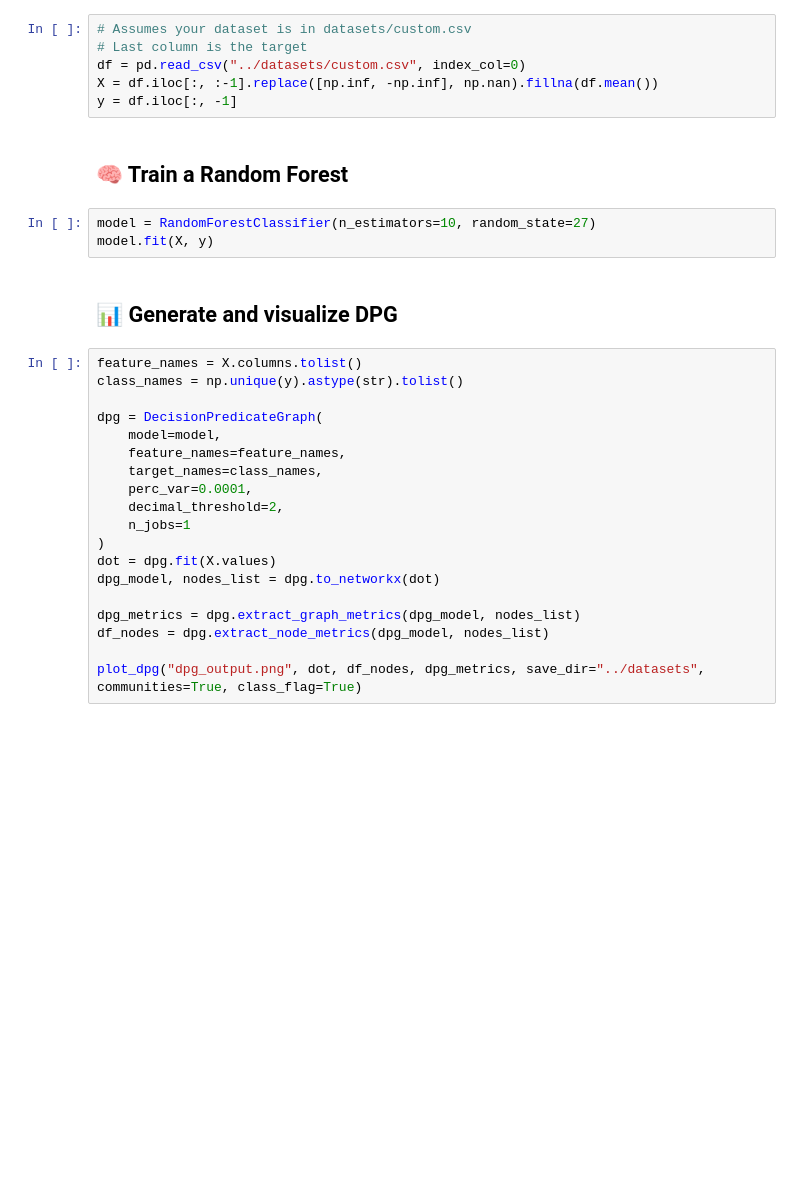
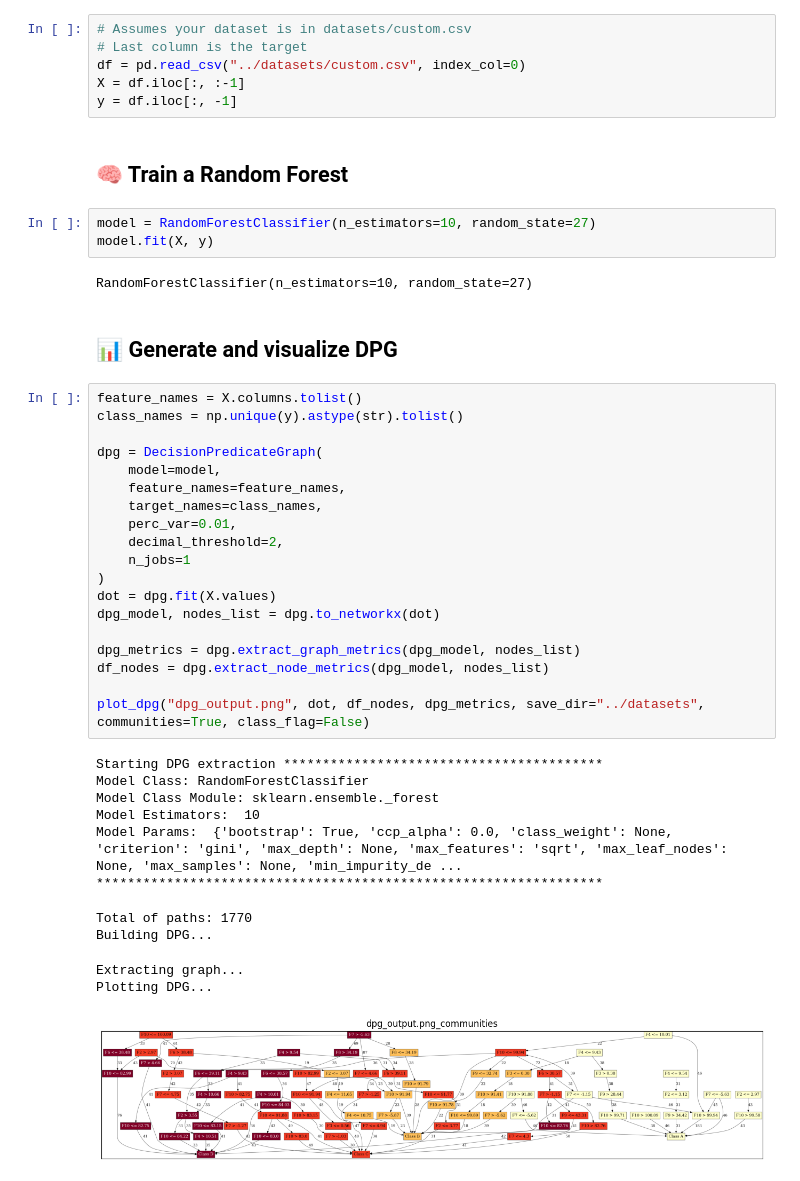
Before and after one commit to LeonardoArrighi/DPG, a Jupyter notebook: examples/example_dpg_notebook.ipynb, the cells around one changed output. Cells and saved outputs as stored; diff of their text form; blank space fills up the shorter version.

```diff
--- a/examples/example_dpg_notebook.ipynb
+++ b/examples/example_dpg_notebook.ipynb
@@ -13,31 +13,45 @@ from dpg.visualizer import plot_dpg
 # Assumes your dataset is in datasets/custom.csv
 # Last column is the target
 df = pd.read_csv("../datasets/custom.csv", index_col=0)
-X = df.iloc[:, :-1].replace([np.inf, -np.inf], np.nan).fillna(df.mean())
+X = df.iloc[:, :-1]
 y = df.iloc[:, -1]
 # %% [markdown]
 ## 🧠 Train a Random Forest
 # %%
 model = RandomForestClassifier(n_estimators=10, random_state=27)
 model.fit(X, y)
+# %% [output]
+RandomForestClassifier(n_estimators=10, random_state=27)
 # %% [markdown]
 ## 📊 Generate and visualize DPG
 # %%
 feature_names = X.columns.tolist()
 class_names = np.unique(y).astype(str).tolist()
 
 dpg = DecisionPredicateGraph(
     model=model,
     feature_names=feature_names,
     target_names=class_names,
-    perc_var=0.0001,
+    perc_var=0.01,
     decimal_threshold=2,
     n_jobs=1
 )
 dot = dpg.fit(X.values)
 dpg_model, nodes_list = dpg.to_networkx(dot)
 
 dpg_metrics = dpg.extract_graph_metrics(dpg_model, nodes_list)
 df_nodes = dpg.extract_node_metrics(dpg_model, nodes_list)
 
-plot_dpg("dpg_output.png", dot, df_nodes, dpg_metrics, save_dir="../datasets", communities=True, class_flag=True)
+plot_dpg("dpg_output.png", dot, df_nodes, dpg_metrics, save_dir="../datasets", communities=True, class_flag=False)
+# %% [output]
+Starting DPG extraction *****************************************
+Model Class: RandomForestClassifier
+Model Class Module: sklearn.ensemble._forest
+Model Estimators:  10
+Model Params:  {'bootstrap': True, 'ccp_alpha': 0.0, 'class_weight': None, 'criterion': 'gini', 'max_depth': None, 'max_features': 'sqrt', 'max_leaf_nodes': None, 'max_samples': None, 'min_impurity_de ...
+*****************************************************************
+Total of paths: 1770
+Building DPG...
+Extracting graph...
+Plotting DPG...
+[figure, added]
```
Also changed, not shown: parts of 5 cells of this notebook.
